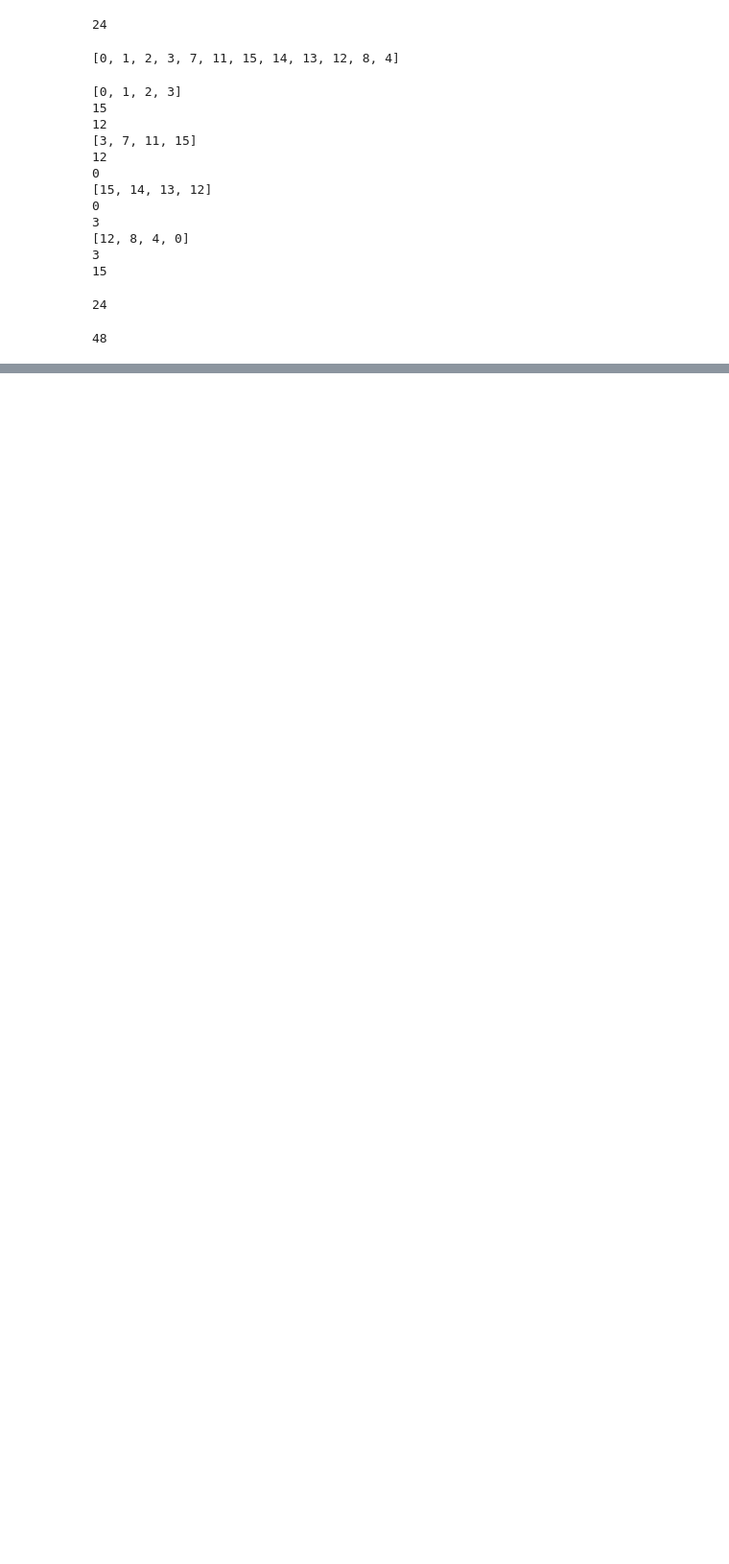
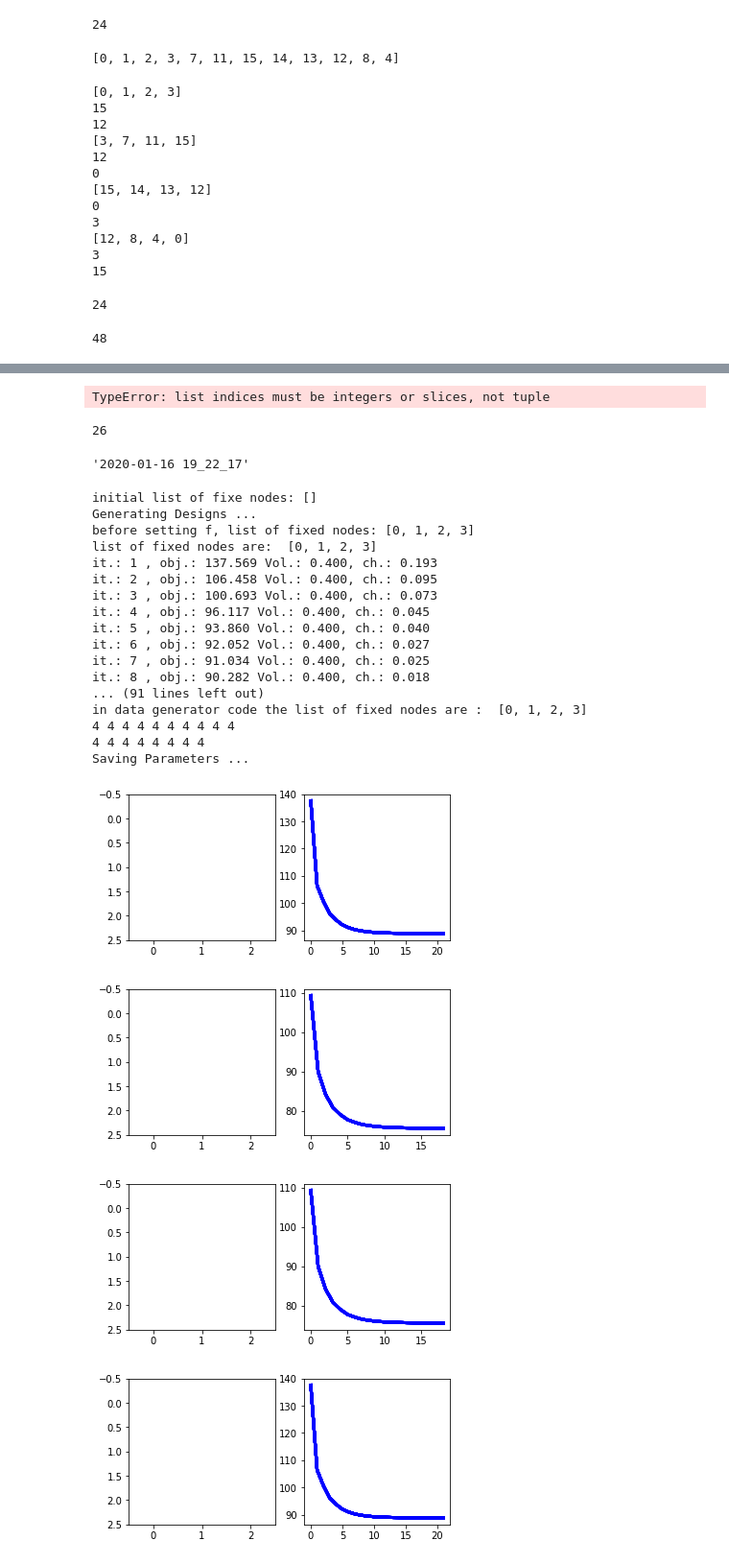
Before and after one commit to dbetteb/TOP_OPT, a Jupyter notebook: Testing_Different_Loads.ipynb, the cells around one changed output, grey strips where cells are left out. Shown at 96% size. Cells and saved outputs as stored; diff of their text form; code cells hidden in the pictures; blank space fills up the shorter version.

```diff
--- a/Testing_Different_Loads.ipynb
+++ b/Testing_Different_Loads.ipynb
@@ -323,0 +461,13 @@ count
+# %%
+possible_fixed_nodes[possible_fixed_nodes.index(end_node), possible_fixed_nodes.index(starting_node)]
+# %% [output]
+TypeError: list indices must be integers or slices, not tuple
+# %%
+import datetime
+len(str(datetime.datetime.now()))
+# %% [output]
+26
+# %%
+str(datetime.datetime.now())[0:19]
+# %% [output]
+'2020-01-16 19_22_17'
@@ -323,0 +476,24 @@ count
+# %%
+two_load_design_generator(nx = 100, ny = 100, volfraction = 0.4, nbr_loads = 2, rmin = 1.2, penalinit = 3.0, penalmed = 3.0, filt = 0, nu=0.3 )
+# %% [output]
+initial list of fixe nodes: []
+Generating Designs ...
+before setting f, list of fixed nodes: [0, 1, 2, 3]
+list of fixed nodes are:  [0, 1, 2, 3]
+it.: 1 , obj.: 137.569 Vol.: 0.400, ch.: 0.193
+it.: 2 , obj.: 106.458 Vol.: 0.400, ch.: 0.095
+it.: 3 , obj.: 100.693 Vol.: 0.400, ch.: 0.073
+it.: 4 , obj.: 96.117 Vol.: 0.400, ch.: 0.045
+it.: 5 , obj.: 93.860 Vol.: 0.400, ch.: 0.040
+it.: 6 , obj.: 92.052 Vol.: 0.400, ch.: 0.027
+it.: 7 , obj.: 91.034 Vol.: 0.400, ch.: 0.025
+it.: 8 , obj.: 90.282 Vol.: 0.400, ch.: 0.018
+... (91 lines left out)
+in data generator code the list of fixed nodes are :  [0, 1, 2, 3]
+4 4 4 4 4 4 4 4 4 4
+4 4 4 4 4 4 4 4
+Saving Parameters ...
+[figure, added]
+[figure, added]
+[figure, added]
+[figure, added]
```
Also changed, not shown: parts of 96 cells of this notebook.
